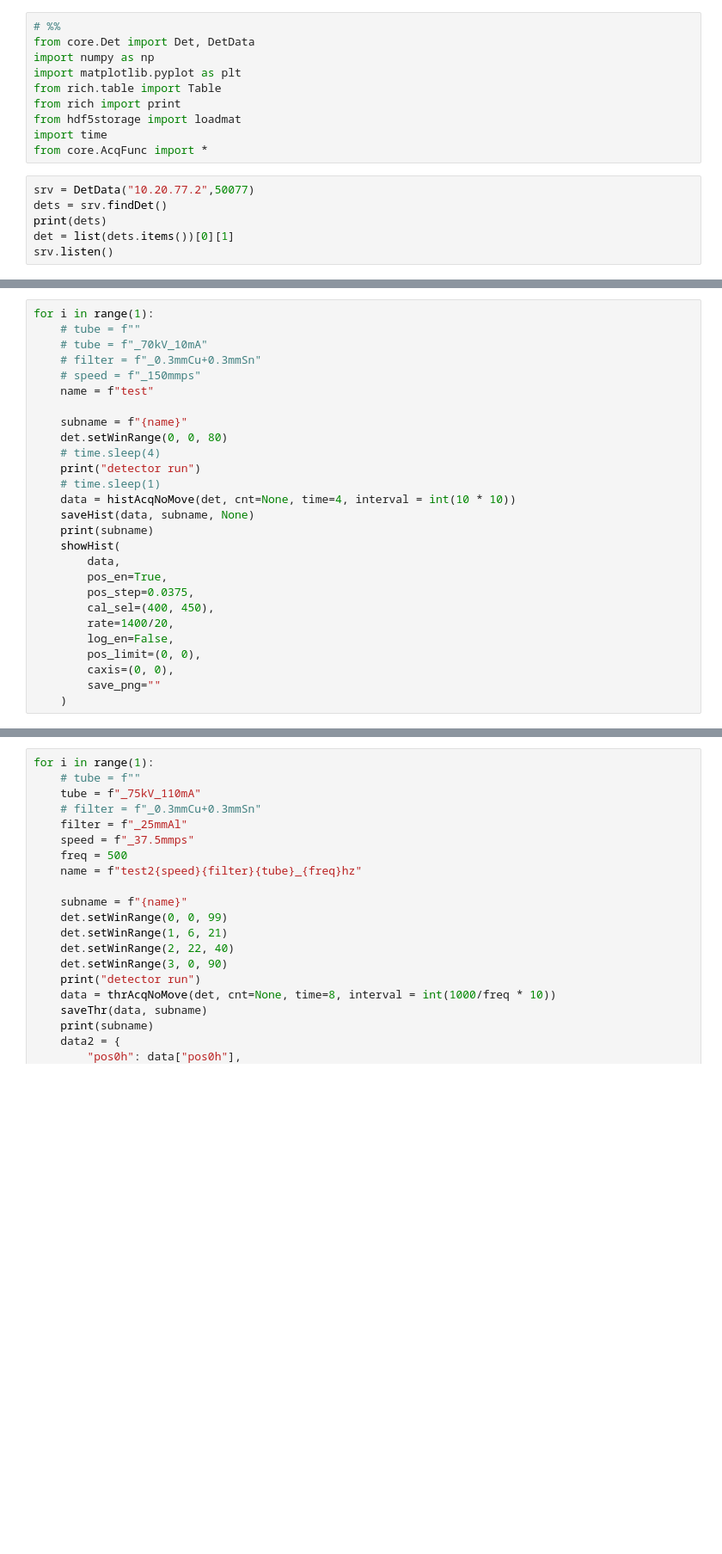
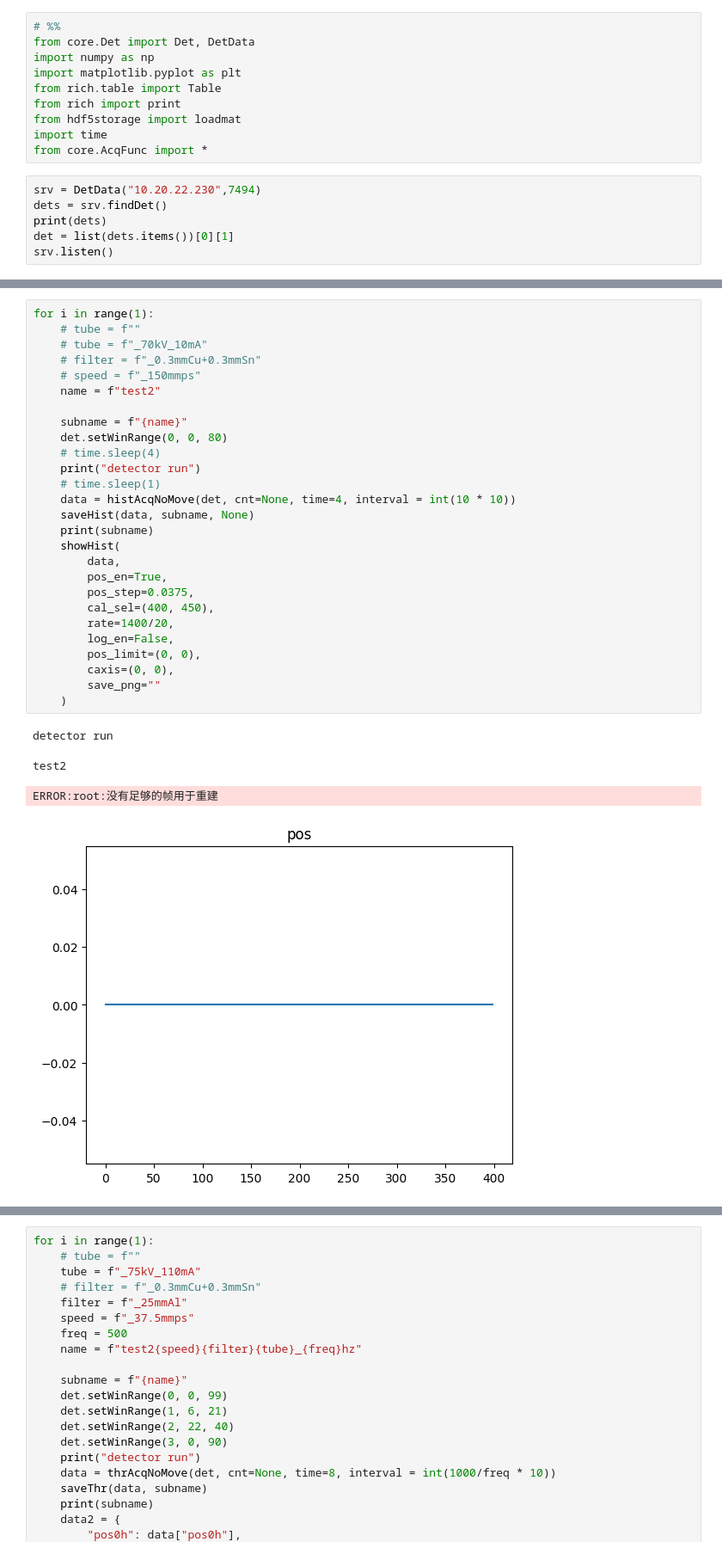
Before and after one commit to hqllab/Acq_gui, a Jupyter notebook: src/cor.ipynb, the cells around one changed output, grey strips where cells are left out. Shown at 86% size. Saved outputs shown, nothing was run; the diff lists cells and outputs as text; blank space fills up the shorter version.

```diff
--- a/src/cor.ipynb
+++ b/src/cor.ipynb
@@ -9,7 +9,7 @@ from hdf5storage import loadmat
 import time
 from core.AcqFunc import *
 # %%
-srv = DetData("10.20.77.2",50077)
+srv = DetData("10.20.22.230",7494)
 dets = srv.findDet()
 print(dets)
 det = list(dets.items())[0][1]
@@ -39,27 +94,32 @@ det.setWinNum(4)
 # %%
 for i in range(1):
     # tube = f""
     # tube = f"_70kV_10mA"
     # filter = f"_0.3mmCu+0.3mmSn"
     # speed = f"_150mmps"
-    name = f"test"
+    name = f"test2"
 
     subname = f"{name}"
     det.setWinRange(0, 0, 80)
     # time.sleep(4)
     print("detector run")
     # time.sleep(1)
     data = histAcqNoMove(det, cnt=None, time=4, interval = int(10 * 10))
     saveHist(data, subname, None)
     print(subname)
     showHist(
         data,
         pos_en=True,
         pos_step=0.0375,
         cal_sel=(400, 450),
         rate=1400/20,
         log_en=False,
         pos_limit=(0, 0),
         caxis=(0, 0),
         save_png=""
     )
+# %% [output]
+detector run
+test2
+ERROR:root:没有足够的帧用于重建
+[figure, added]
```
Also changed, not shown: parts of 8 cells of this notebook, 5 other files.
